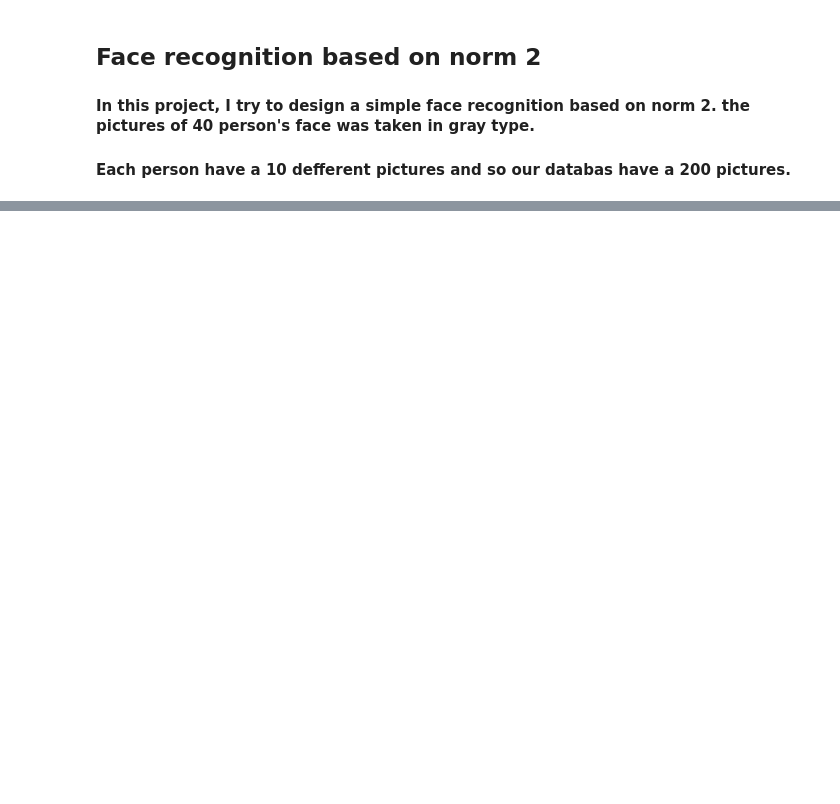
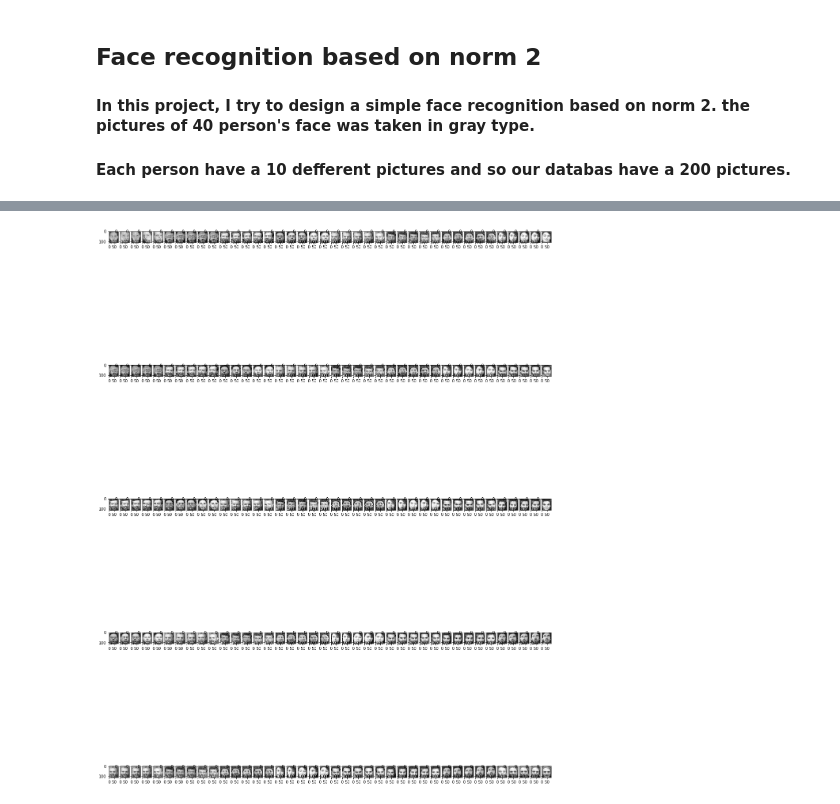
Before and after one commit to mortezadalir/PCA-face-recognition, a Jupyter notebook: norm2-face-recognition.ipynb, the cells around one changed output, grey strips where cells are left out. Cells and saved outputs as stored; diff of their text form; code cells hidden in the pictures; blank space fills up the shorter version.

```diff
--- a/norm2-face-recognition.ipynb
+++ b/norm2-face-recognition.ipynb
@@ -73,0 +123,9 @@ this picture is recognized:
+# %%
+fig, axs = plt.subplots(5,40,figsize=(20,30))
+for i in range(5):
+    for j in range(40):
+        imm=xx[:, i*5+j]
+        z1=np.reshape(imm,(112, 92))
+        axs[i,j].imshow(z1, cmap='gray', vmin=0, vmax=1)
+# %% [output]
+[figure, added]
```
Also changed, not shown: parts of 7 cells of this notebook, 1 other file.
